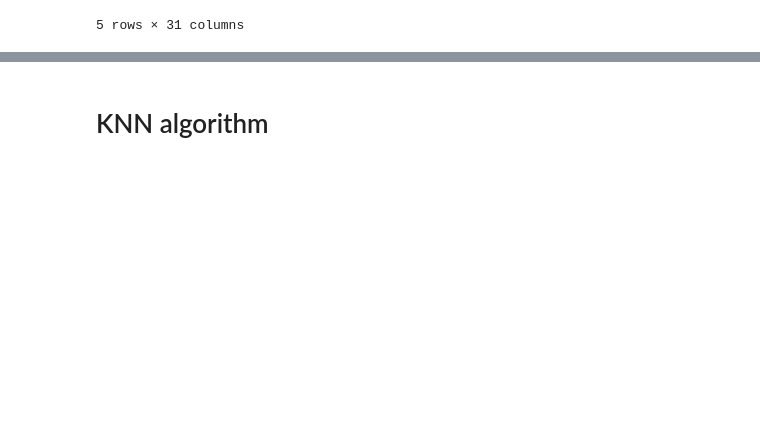
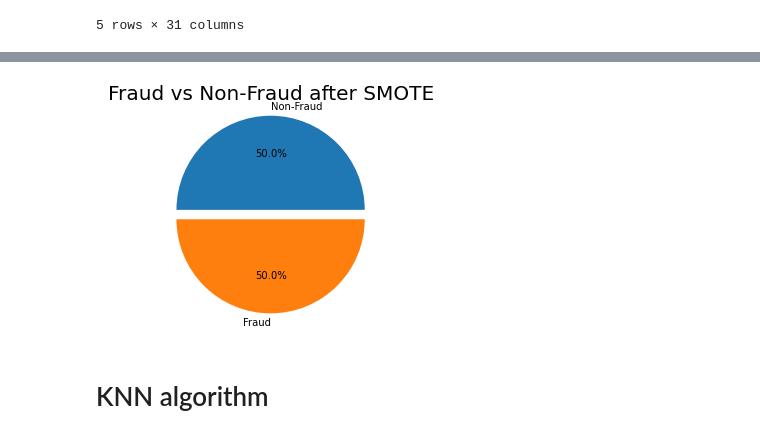
Before and after one commit to vladvuc/ML-Group-51, a Jupyter notebook: Credit Card Fraud.ipynb, the cells around one changed output, grey strips where cells are left out. Drawn from its saved outputs; the diff is of its cells as text; code cells hidden in the pictures; blank space fills up the shorter version.

Commit message:
SMOTE oversampling, s3 bucket fail'

```diff
--- a/Credit Card Fraud.ipynb
+++ b/Credit Card Fraud.ipynb
@@ -57,2 +148,22 @@ cdc.tail()
 # %%
-cdc['Class'].value_counts()
+# compate before and after SMOTE to see the difference
+
+
+print('Before OverSampling, the shape of train_X: {}'.format(X_train_org.shape))
+print('Before OverSampling, the shape of train_y: {} \n'.format(y_train_org.shape))
+
+print("Before OverSampling, counts of label '1': {}".format(sum(y_train_org==1)))
+print("Before OverSampling, counts of label '0': {}".format(sum(y_train_org==0)))
+print("")
+
+from imblearn.over_sampling import SMOTE
+
+sm = SMOTE(random_state=101)
+X_train, y_train = sm.fit_resample(X_train, y_train)
+
+
+print('After OverSampling, the shape of train_X: {}'.format(X_train.shape))
+print('After OverSampling, the shape of train_y: {} \n'.format(y_train.shape))
+
+print("After OverSampling, counts of label '1': {}".format(sum(y_train==1)))
+print("After OverSampling, counts of label '0': {}".format(sum(y_train==0)))
@@ -59,2 +182,6 @@ cdc['Class'].value_counts()
 # %%
-scale = StandardScaler()
+# visualize the data after SMOTE
+
+pie_chart_binary(y_train, title='Fraud vs Non-Fraud after SMOTE')
+# %% [output]
+[figure, added]
```
Also changed, not shown: parts of 19 cells of this notebook, 1 other file.
